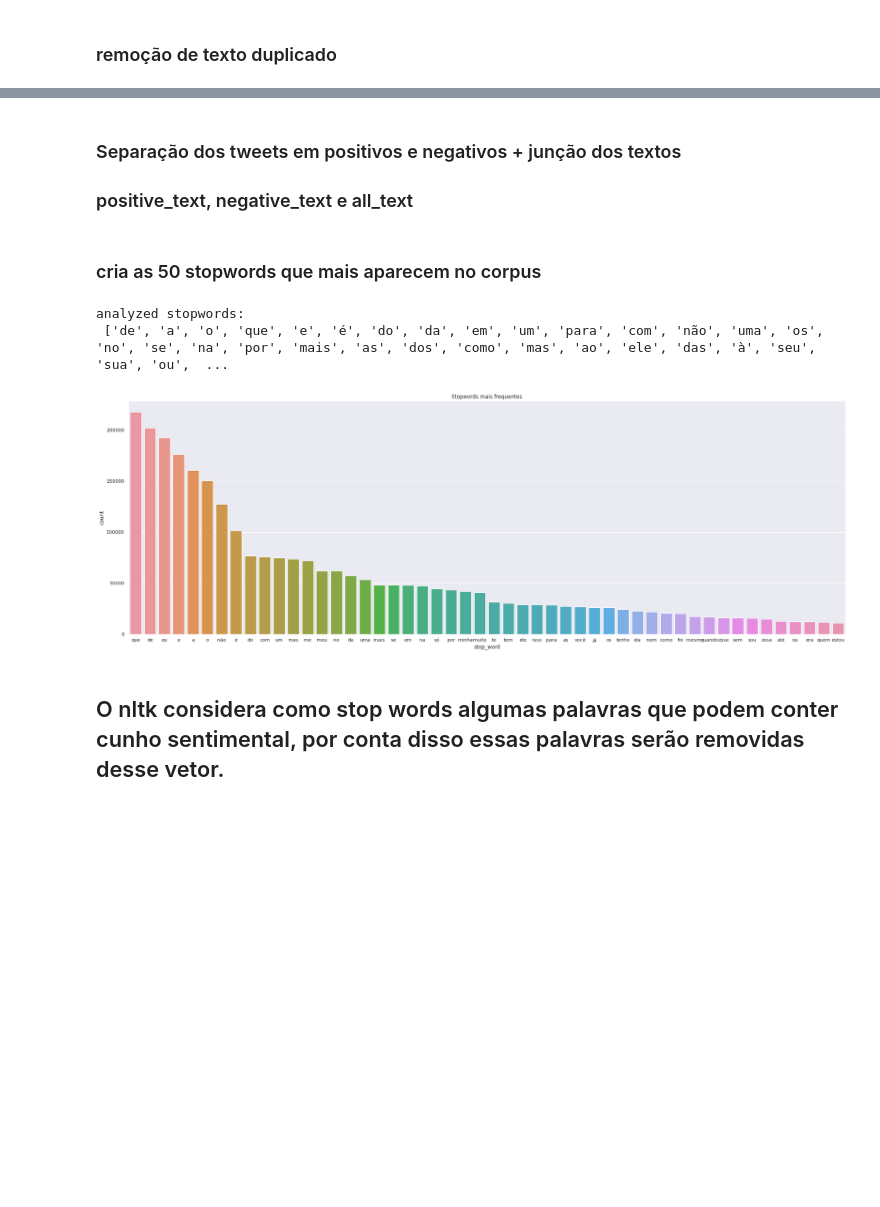
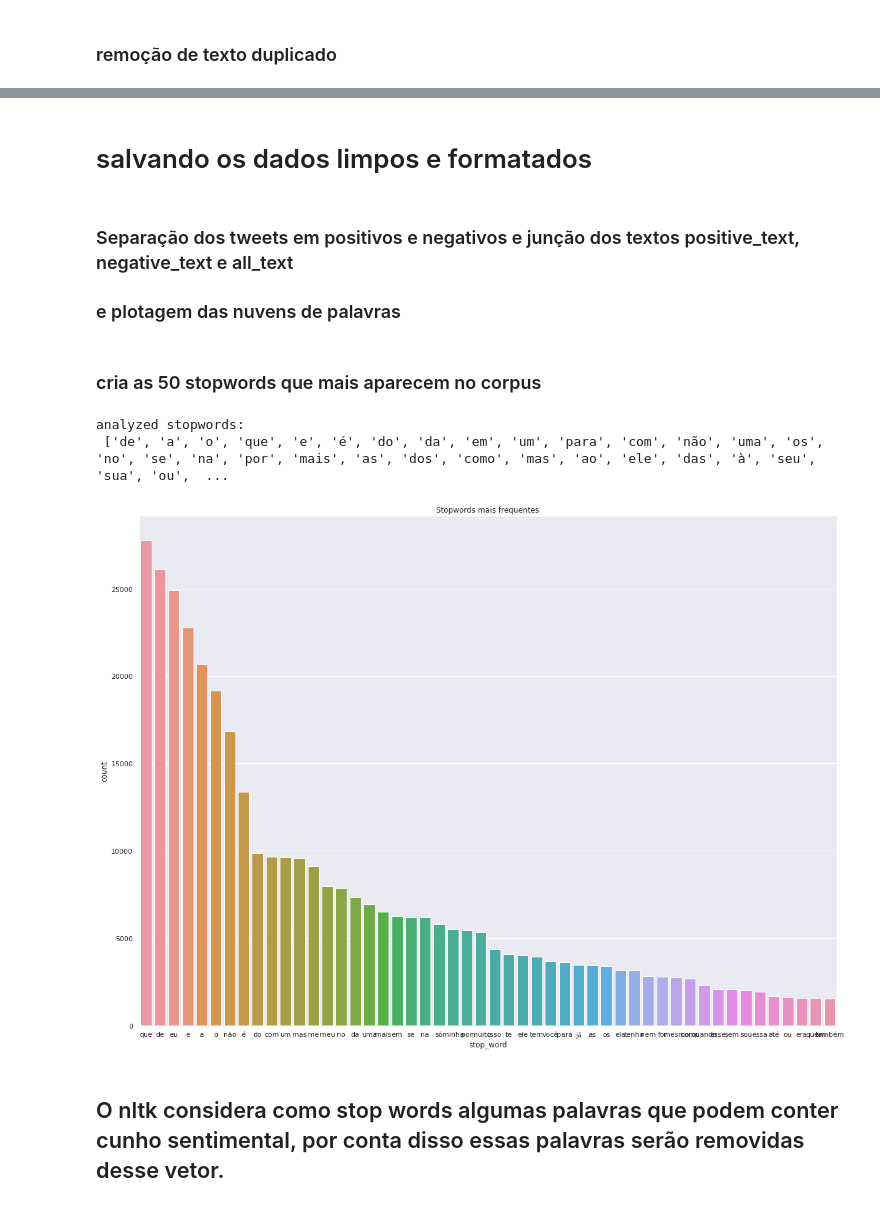
Before and after one commit to atlantico-academy/checape, a Jupyter notebook: notebooks/data-preprocessing.ipynb, the cells around one changed output, grey strips where cells are left out. Drawn from its saved outputs; the diff is of its cells as text; code cells hidden in the pictures; blank space fills up the shorter version.

```diff
--- a/notebooks/data-preprocessing.ipynb
+++ b/notebooks/data-preprocessing.ipynb
@@ -18 +10,3 @@ from matplotlib import pyplot as plt
+# %%
+plt.rcParams["figure.figsize"] = (16, 10)
 # %%
@@ -40,0 +32,2 @@ df = pd.read_csv("../data/no-theme-tweets/rawNoThemeTweets.csv", delimiter=",")
+# %%
+df = df.sample(100000) #Selecionando 100k tweets aleatórios
@@ -68,0 +62,2 @@ df.to_csv("../data/no-theme-tweets/CleanText.csv", sep = ",", index = False)
+# %%
+df["tweet_text"] = df["tweet_text"].apply(lambda x: remove_special_chars(x))
@@ -100,0 +102,2 @@ formated_df
+# %% [markdown]
+# salvando os dados limpos e formatados
@@ -101,4 +106,4 @@ formated_df
 # %% [markdown]
-### Separação dos tweets em positivos e negativos + junção dos textos
-### positive_text, negative_text e all_text
+### Separação dos tweets em positivos e negativos e junção dos textos positive_text, negative_text e all_text
+### e plotagem das nuvens de palavras
 # %%
@@ -114,32 +119,32 @@ all_text = " ".join(df_all.tweet_text)
 # %%
 from collections import defaultdict
 
 dic = defaultdict(int)
 
 # stopwords = nltk.corpus.stopwords.words("portuguese")
 
 print("analyzed stopwords:\n", stopwords)
 
 
 for word in (all_text).split():
     if word in stopwords:
         dic[word] += 1
 
 
 top = sorted(dic.items(), key=lambda x: x[1], reverse=True)[:50]  # top 50 stopwords
 
 
 stopwords_df = pd.DataFrame(top, columns=["stop_word", "count"])
 
 
-sns.set(rc={"figure.figsize": (30, 10)})
+sns.set(rc={"figure.figsize": (20, 15)})
 sns.barplot(x="stop_word", y="count", data=stopwords_df)
 plt.title("Stopwords mais frequentes")
 plt.show()
 # %% [output]
 analyzed stopwords:
  ['de', 'a', 'o', 'que', 'e', 'é', 'do', 'da', 'em', 'um', 'para', 'com', 'não', 'uma', 'os', 'no', 'se', 'na', 'por', 'mais', 'as', 'dos', 'como', 'mas', 'ao', 'ele', 'das', 'à', 'seu', 'sua', 'ou',  ...
-[figure, old version]
+[figure, new version]
 # %% [markdown]
 ## O nltk considera como stop words algumas palavras que podem conter cunho sentimental, por conta disso essas palavras serão removidas desse vetor.
 # %%
```
Also changed, not shown: parts of 52 cells of this notebook, 6 other files.
